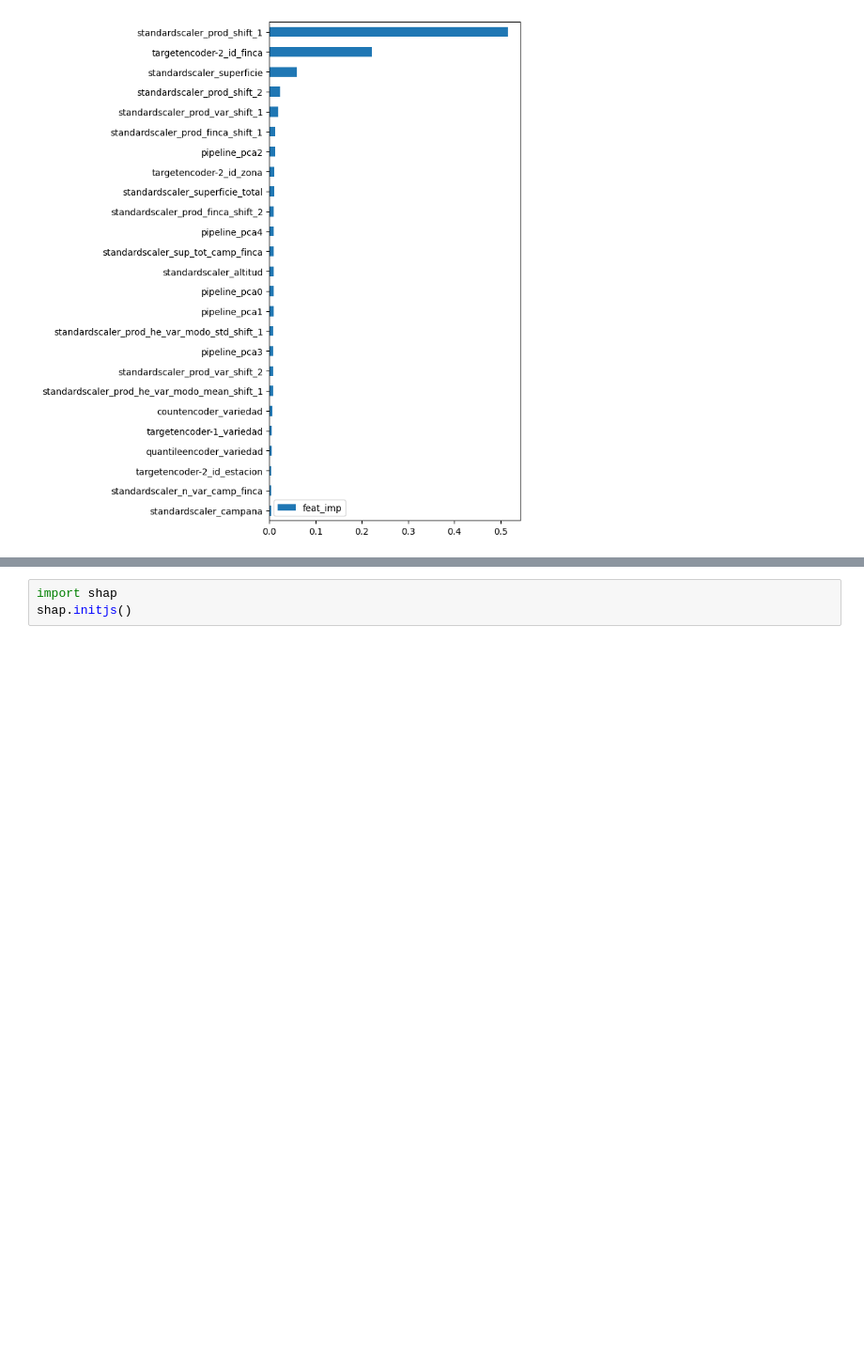
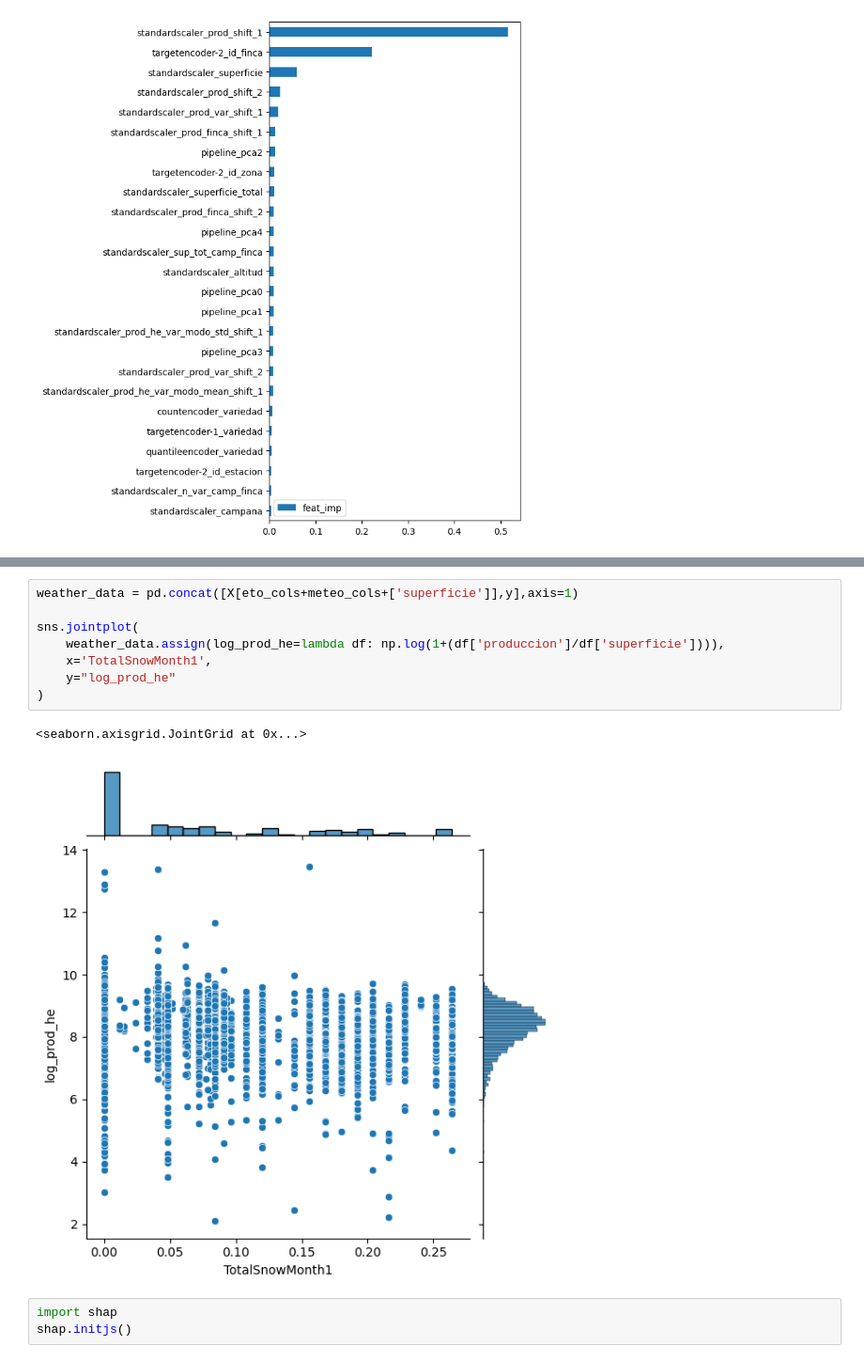
Before and after one commit to vitostamatti/datathon-cajamar-malbecs, a Jupyter notebook: notebooks/03-modeling/00-modeling-vito.ipynb, the cells around one changed output, grey strips where cells are left out. Shown at 94% size. Drawn from its saved outputs; the diff is of its cells as text; blank space fills up the shorter version.

```diff
--- a/notebooks/03-modeling/00-modeling-vito.ipynb
+++ b/notebooks/03-modeling/00-modeling-vito.ipynb
@@ -570,3 +990,14 @@ pd.concat([X[eto_cols],y],axis=1).corr().abs().iloc[:,-1].dropna().sort_values()
+# %%
+weather_data = pd.concat([X[eto_cols+meteo_cols+['superficie']],y],axis=1)
+
+sns.jointplot(
+    weather_data.assign(log_prod_he=lambda df: np.log(1+(df['produccion']/df['superficie']))),
+    x='TotalSnowMonth1',
+    y="log_prod_he"
+)
+# %% [output]
+<seaborn.axisgrid.JointGrid at 0x...>
+[figure, added]
 # %%
 import shap
 shap.initjs()
```
Also changed, not shown: parts of 70 cells of this notebook, 25 other files.
